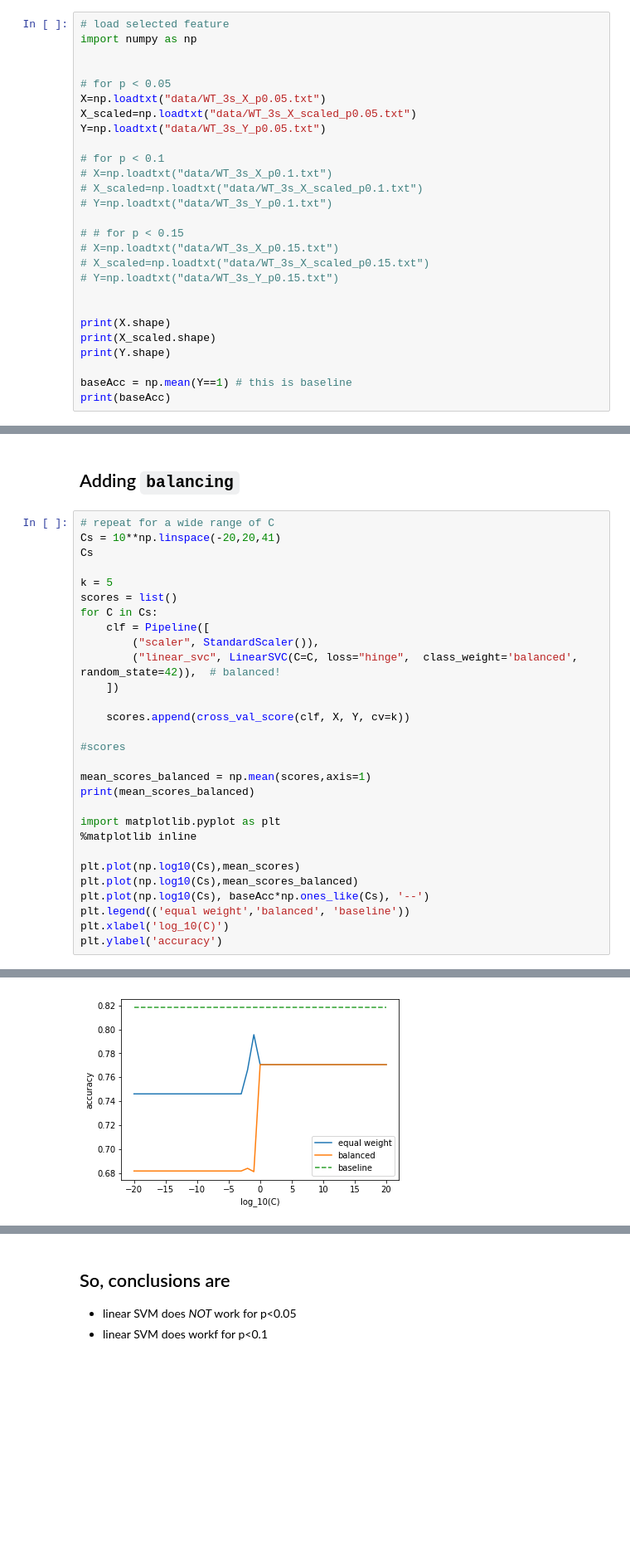
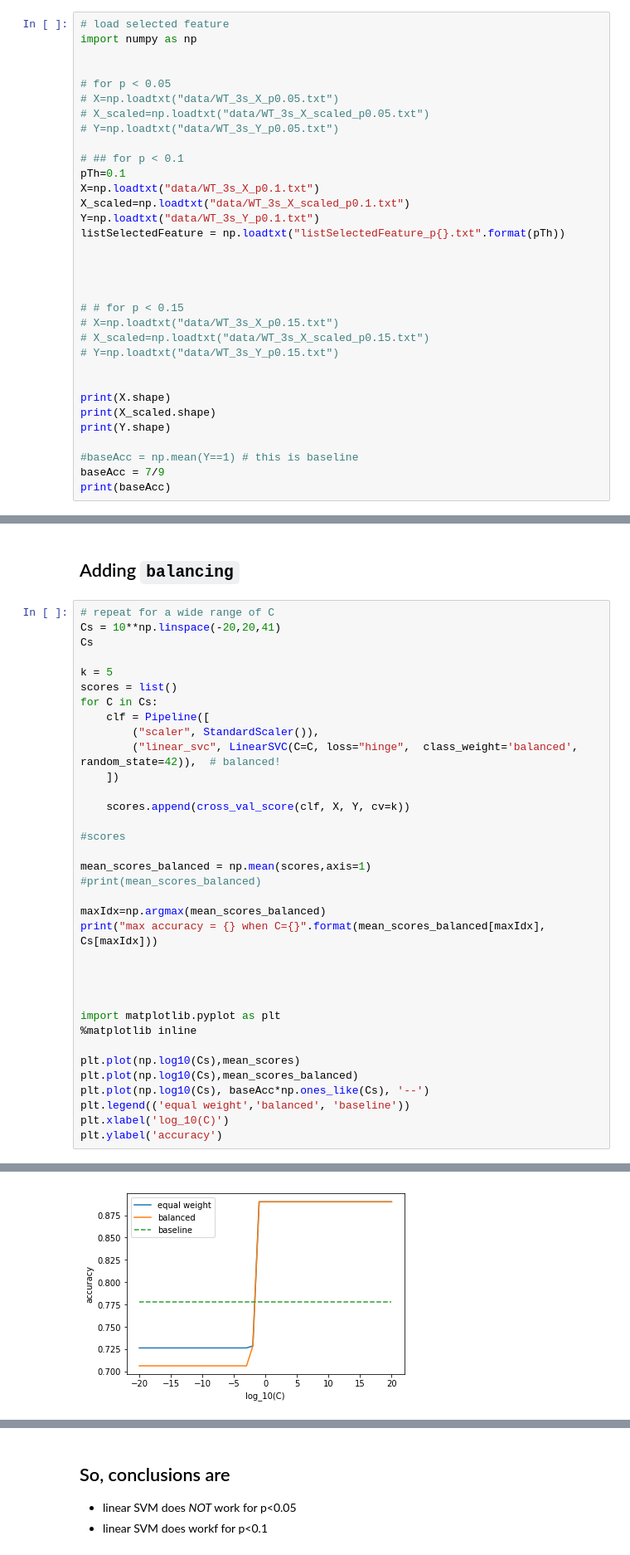
Before and after one commit to ys7yoo/human-plus, a Jupyter notebook: classifyUsingSVM.ipynb, the cells around one changed output, grey strips where cells are left out. Shown at 83% size. Saved outputs shown, nothing was run; the diff lists cells and outputs as text; blank space fills up the shorter version.

```diff
--- a/classifyUsingSVM.ipynb
+++ b/classifyUsingSVM.ipynb
@@ -4,14 +4,19 @@ import numpy as np
 
 
 # for p < 0.05
-X=np.loadtxt("data/WT_3s_X_p0.05.txt")
-X_scaled=np.loadtxt("data/WT_3s_X_scaled_p0.05.txt")
-Y=np.loadtxt("data/WT_3s_Y_p0.05.txt")
+# X=np.loadtxt("data/WT_3s_X_p0.05.txt")
+# X_scaled=np.loadtxt("data/WT_3s_X_scaled_p0.05.txt")
+# Y=np.loadtxt("data/WT_3s_Y_p0.05.txt")
 
-# for p < 0.1
-# X=np.loadtxt("data/WT_3s_X_p0.1.txt")
-# X_scaled=np.loadtxt("data/WT_3s_X_scaled_p0.1.txt")
-# Y=np.loadtxt("data/WT_3s_Y_p0.1.txt")
+# ## for p < 0.1
+pTh=0.1
+X=np.loadtxt("data/WT_3s_X_p0.1.txt")
+X_scaled=np.loadtxt("data/WT_3s_X_scaled_p0.1.txt")
+Y=np.loadtxt("data/WT_3s_Y_p0.1.txt")
+listSelectedFeature = np.loadtxt("listSelectedFeature_p{}.txt".format(pTh))
+
+
+
 
 # # for p < 0.15
 # X=np.loadtxt("data/WT_3s_X_p0.15.txt")
@@ -23,6 +28,7 @@ print(X.shape)
 print(X_scaled.shape)
 print(Y.shape)
 
-baseAcc = np.mean(Y==1) # this is baseline
+#baseAcc = np.mean(Y==1) # this is baseline
+baseAcc = 7/9
 print(baseAcc)
 # %% [output]
@@ -151,7 +157,13 @@ for C in Cs:
 #scores
 
 mean_scores_balanced = np.mean(scores,axis=1)
-print(mean_scores_balanced)
+#print(mean_scores_balanced)
+
+maxIdx=np.argmax(mean_scores_balanced)
+print("max accuracy = {} when C={}".format(mean_scores_balanced[maxIdx], Cs[maxIdx]))
+
+
+
 
 import matplotlib.pyplot as plt
 %matplotlib inline
@@ -173,5 +179,5 @@ plt.ylabel('accuracy')
 Text(0,0.5,'accuracy')
-[figure, old version]
+[figure, new version]
 # %%
 # let's repeat & check confusion matrix!
 
```
Also changed, not shown: parts of 13 cells of this notebook, 1 other file.
